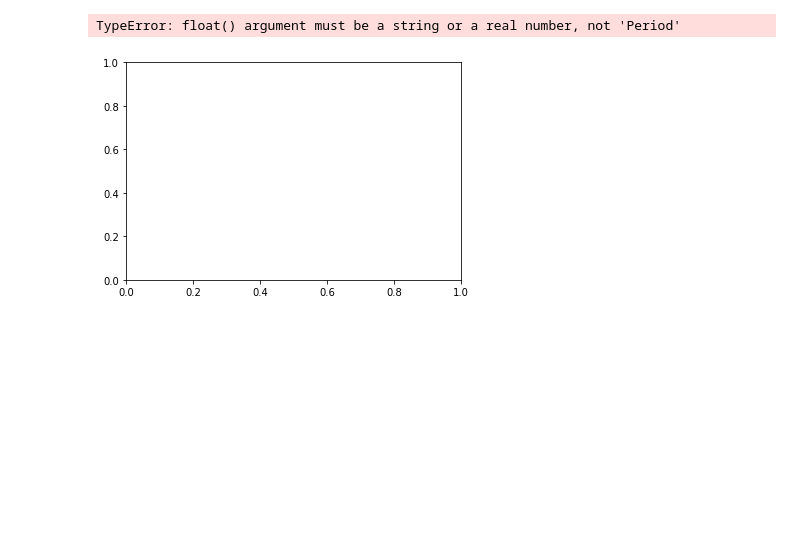
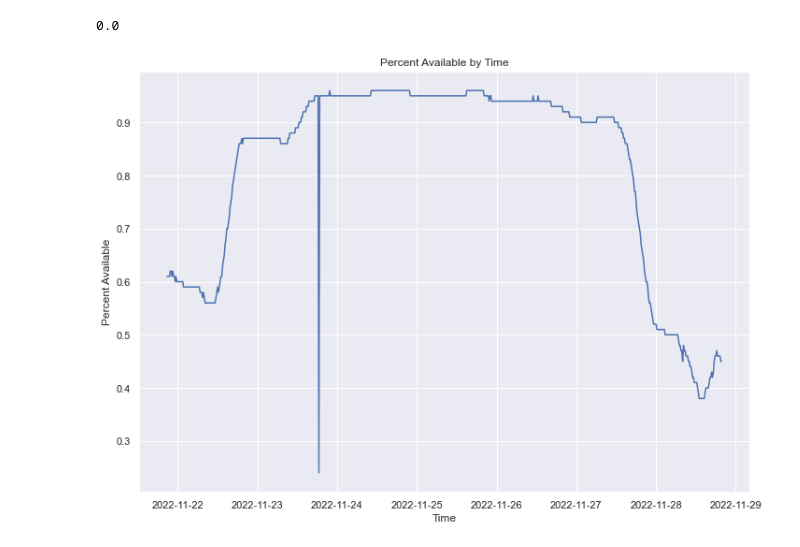
Before and after one commit to mitchell-jones/parking-heatmap, a Jupyter notebook: streamlit-feature-testing.ipynb, the cells around one changed output. Saved outputs shown, nothing was run; the diff lists cells and outputs as text; code cells hidden in the pictures; blank space fills up the shorter version.

```diff
--- a/streamlit-feature-testing.ipynb
+++ b/streamlit-feature-testing.ipynb
@@ -22,0 +9,29 @@ data = data.set_index('datetime')
+# %%
+def get_client():
+    # Get user, pass
+    user = st.secrets.auth.user
+    password = st.secrets.auth.password
+
+    # MongoDB Auth
+    url = f"mongodb+srv://{user}:{password}@cluster0.ggajmmx.mongodb.net/?retryWrites=true&w=majority"
+    client = pymongo.MongoClient(url, tlsCAFile=certifi.where())
+
+    return client
+
+
+def load_data():
+    client = get_client()
+
+    # Loading data
+    mydb = client["personalprojects"]
+    mycol = mydb["parkingdata"]
+    data = mycol.find()
+
+    # Convert data to DataFrame
+    imported_data = pd.DataFrame(list(data))
+    del imported_data['_id']
+    imported_data.datetime = pd.to_datetime(imported_data['datetime'])
+    imported_data.date = imported_data.datetime.dt.date
+    return imported_data
+
+data = load_data()
@@ -22,0 +42,3 @@ data = data.set_index('datetime')
+# %%
+sns.set_palette(sns.dark_palette("seagreen"))
+# plt.style.use("dark_background")
@@ -45,5 +56,0 @@ hourly_counts = hourly.groupby('datetime').count()['percentAvailable']
-# %%
-plt.plot(hourly_counts)
-# %% [output]
-TypeError: float() argument must be a string or a real number, not 'Period'
-[figure, removed]
@@ -49,0 +61,18 @@ TypeError: float() argument must be a string or a real number, not 'Period'
+# %%
+delta
+# %% [output]
+0.0
+# %%
+filtered = data[data['name'] == 'South Village Deck']
+# %%
+from matplotlib import rcParams
+
+# figure size in inches
+rcParams['figure.figsize'] = 11.7,8.27
+# %%
+sns.set_theme(style="darkgrid")
+plot = sns.lineplot(data = filtered, x = filtered.index, y = 'percentAvailable')
+plot.set(xlabel='Time', ylabel='Percent Available', title = 'Percent Available by Time')
+plt.show()
+# %% [output]
+[figure, added]
```
Also changed, not shown: parts of 13 cells of this notebook, 2 other files.
